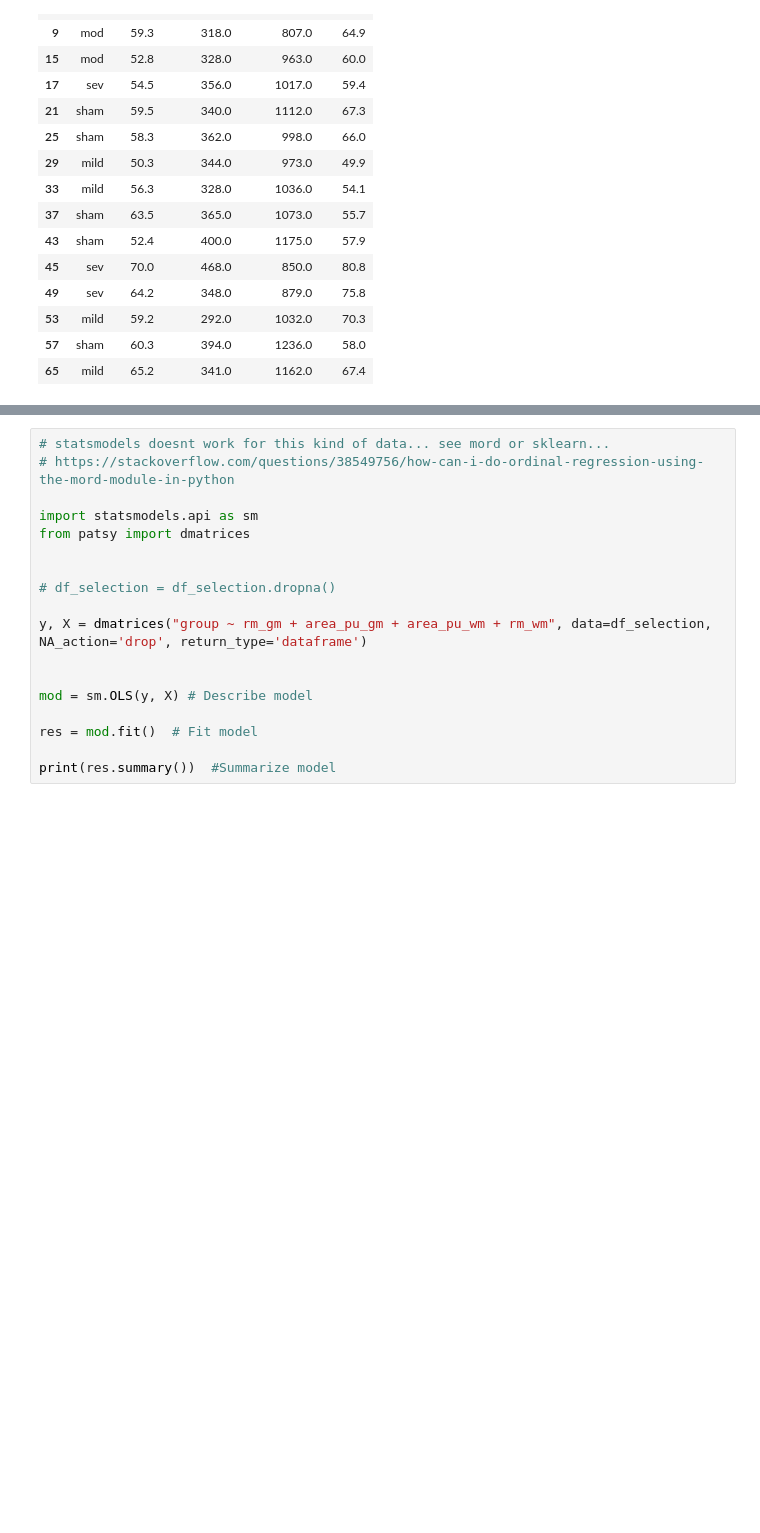
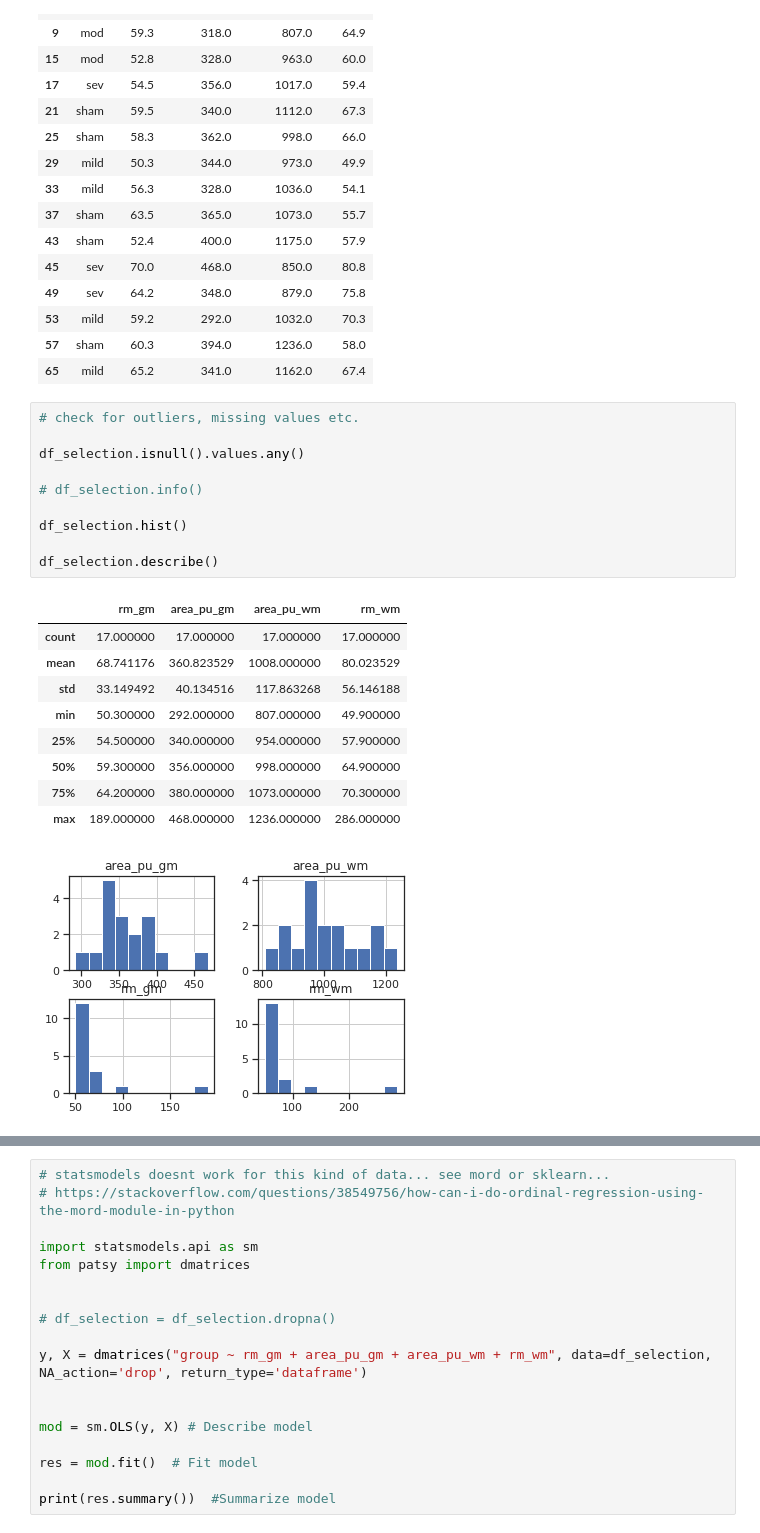
Before and after one commit to felixsc1/SpinalCord, a Jupyter notebook: Notebooks/Analysis.ipynb, the cells around one changed output, grey strips where cells are left out. Cells and saved outputs as stored; diff of their text form; blank space fills up the shorter version.

Commit message:
outlier detection

```diff
--- a/Notebooks/Analysis.ipynb
+++ b/Notebooks/Analysis.ipynb
@@ -137,6 +108,27 @@ df_selection
 | 53 | mild | 59.2 | 292.0 | 1032.0 | 70.3 |
 | 57 | sham | 60.3 | 394.0 | 1236.0 | 58.0 |
 | 65 | mild | 65.2 | 341.0 | 1162.0 | 67.4 |
+# %%
+# check for outliers, missing values etc.
+
+df_selection.isnull().values.any()
+
+# df_selection.info()
+
+df_selection.hist()
+
+df_selection.describe()
+# %% [output]
+|  | rm_gm | area_pu_gm | area_pu_wm | rm_wm |
+| count | 17.000000 | 17.000000 | 17.000000 | 17.000000 |
+| mean | 68.741176 | 360.823529 | 1008.000000 | 80.023529 |
+| std | 33.149492 | 40.134516 | 117.863268 | 56.146188 |
+| min | 50.300000 | 292.000000 | 807.000000 | 49.900000 |
+| 25% | 54.500000 | 340.000000 | 954.000000 | 57.900000 |
+| 50% | 59.300000 | 356.000000 | 998.000000 | 64.900000 |
+| 75% | 64.200000 | 380.000000 | 1073.000000 | 70.300000 |
+| max | 189.000000 | 468.000000 | 1236.000000 | 286.000000 |
+[figure, added]
 # %%
 import seaborn as sns
 %matplotlib inline
```
Also changed, not shown: parts of 3 cells of this notebook.
